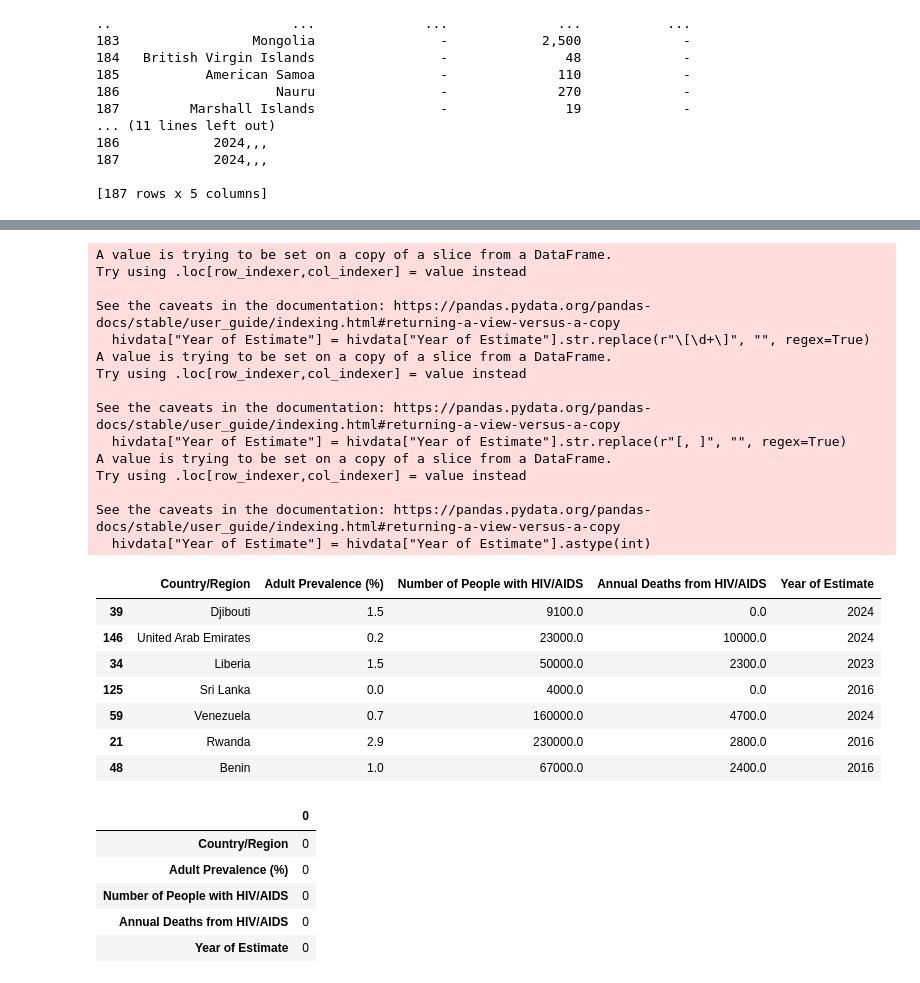
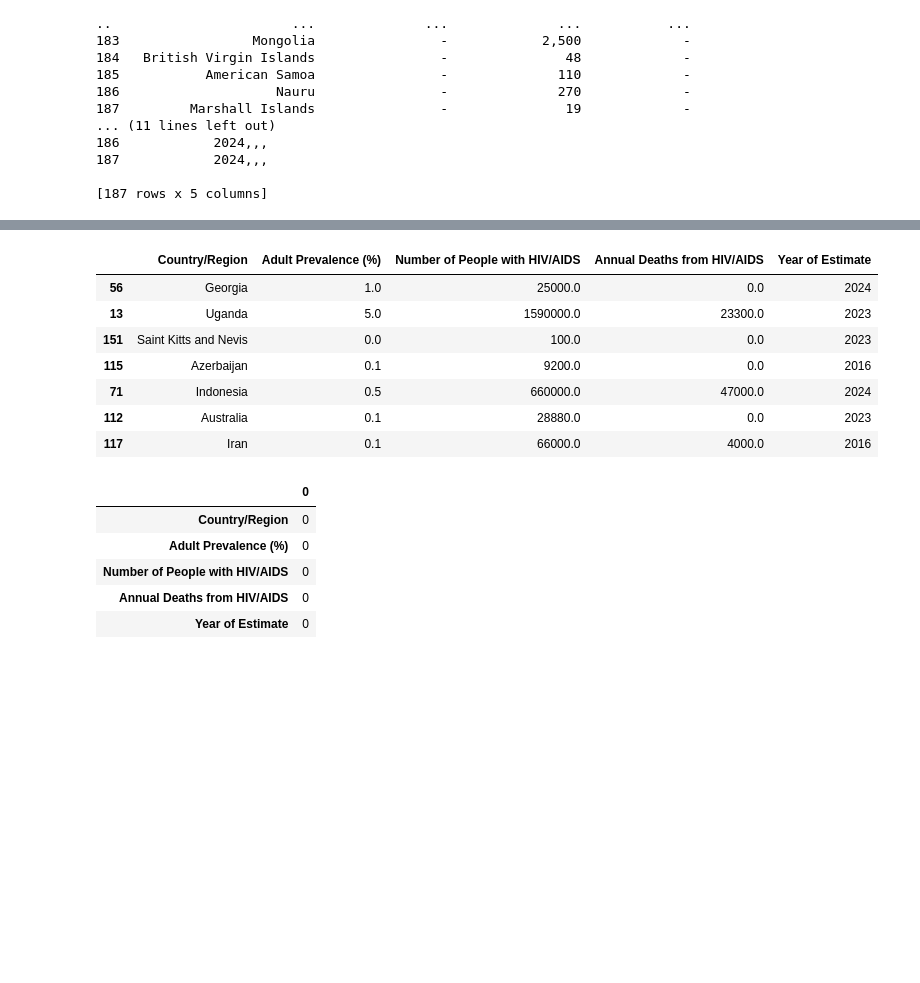
Before and after one commit to AhmadNazmiZayuri/DataScience, a Jupyter notebook: Project_2_P146217_HIV_Prevalance_.ipynb, the cells around one changed output, grey strips where cells are left out. Cells and saved outputs as stored; diff of their text form; code cells hidden in the pictures; blank space fills up the shorter version.

```diff
--- a/Project_2_P146217_HIV_Prevalance_.ipynb
+++ b/Project_2_P146217_HIV_Prevalance_.ipynb
@@ -150,11 +150,15 @@ hivdata.sample(7)
 # %%
 for col in ['Adult Prevalence (%)', 'Number of People with HIV/AIDS', 'Annual Deaths from HIV/AIDS']:
-    # Remove the percentage sign and commas from the values
-    hivdata[col] = hivdata[col].str.replace('%', '', regex=False).str.replace(',', '', regex=False)
+    # Remove percentage sign and commas first
+    hivdata.loc[:, col] = hivdata[col].str.replace('%', '', regex=False).str.replace(',', '', regex=False)
 
-    # Convert the values to numeric, invalid parsing will return NaN
+    # Convert the cleaned column to numeric, invalid parsing will return NaN
     hivdata[col] = pd.to_numeric(hivdata[col], errors='coerce').fillna(0)
 
+    # Optionally, handle NaNs (if you don't want to fill with 0, you can choose another strategy like filling with the median, etc.)
+    hivdata.loc[:, col] = hivdata[col].fillna(0)  # You can change this if you prefer a different strategy for NaNs
 
+
+# Display a sample of the cleaned data
 hivdata.sample(7)
 # %% [output]
@@ -179,41 +173,25 @@ See the caveats in the documentation: https://pandas.pydata.org/pandas-docs/stab
 # %%
 # Convert year column to integer
 # Remove bracketed numbers, such as "[13]" or "[25]"
-hivdata["Year of Estimate"] = hivdata["Year of Estimate"].str.replace(r"\[\d+\]", "", regex=True)
+hivdata.loc[:, "Year of Estimate"] = hivdata["Year of Estimate"].str.replace(r"\[\d+\]", "", regex=True)
 
 # Remove other unwanted characters like commas and spaces
-hivdata["Year of Estimate"] = hivdata["Year of Estimate"].str.replace(r"[, ]", "", regex=True)
-
-
+hivdata.loc[:, "Year of Estimate"] = hivdata["Year of Estimate"].str.replace(r"[, ]", "", regex=True)
 
 # Convert the cleaned column to integer
 hivdata["Year of Estimate"] = hivdata["Year of Estimate"].astype(int)
 
+# Display a sample of the cleaned data
 hivdata.sample(7)
 # %% [output]
-A value is trying to be set on a copy of a slice from a DataFrame.
-Try using .loc[row_indexer,col_indexer] = value instead
-
-See the caveats in the documentation: https://pandas.pydata.org/pandas-docs/stable/user_guide/indexing.html#returning-a-view-versus-a-copy
-  hivdata["Year of Estimate"] = hivdata["Year of Estimate"].str.replace(r"\[\d+\]", "", regex=True)
-A value is trying to be set on a copy of a slice from a DataFrame.
-Try using .loc[row_indexer,col_indexer] = value instead
-
-See the caveats in the documentation: https://pandas.pydata.org/pandas-docs/stable/user_guide/indexing.html#returning-a-view-versus-a-copy
-  hivdata["Year of Estimate"] = hivdata["Year of Estimate"].str.replace(r"[, ]", "", regex=True)
-A value is trying to be set on a copy of a slice from a DataFrame.
-Try using .loc[row_indexer,col_indexer] = value instead
-
-See the caveats in the documentation: https://pandas.pydata.org/pandas-docs/stable/user_guide/indexing.html#returning-a-view-versus-a-copy
-  hivdata["Year of Estimate"] = hivdata["Year of Estimate"].astype(int)
 |  | Country/Region | Adult Prevalence (%) | Number of People with HIV/AIDS | Annual Deaths from HIV/AIDS | Year of Estimate |
-| 39 | Djibouti | 1.5 | 9100.0 | 0.0 | 2024 |
-| 146 | United Arab Emirates | 0.2 | 23000.0 | 10000.0 | 2024 |
-| 34 | Liberia | 1.5 | 50000.0 | 2300.0 | 2023 |
-| 125 | Sri Lanka | 0.0 | 4000.0 | 0.0 | 2016 |
-| 59 | Venezuela | 0.7 | 160000.0 | 4700.0 | 2024 |
-| 21 | Rwanda | 2.9 | 230000.0 | 2800.0 | 2016 |
-| 48 | Benin | 1.0 | 67000.0 | 2400.0 | 2016 |
+| 56 | Georgia | 1.0 | 25000.0 | 0.0 | 2024 |
+| 13 | Uganda | 5.0 | 1590000.0 | 23300.0 | 2023 |
+| 151 | Saint Kitts and Nevis | 0.0 | 100.0 | 0.0 | 2023 |
+| 115 | Azerbaijan | 0.1 | 9200.0 | 0.0 | 2016 |
+| 71 | Indonesia | 0.5 | 660000.0 | 47000.0 | 2024 |
+| 112 | Australia | 0.1 | 28880.0 | 0.0 | 2023 |
+| 117 | Iran | 0.1 | 66000.0 | 4000.0 | 2016 |
 # %%
 #check for null values
 hivdata.isnull().sum()
```
Also changed, not shown: parts of 4 cells of this notebook.
